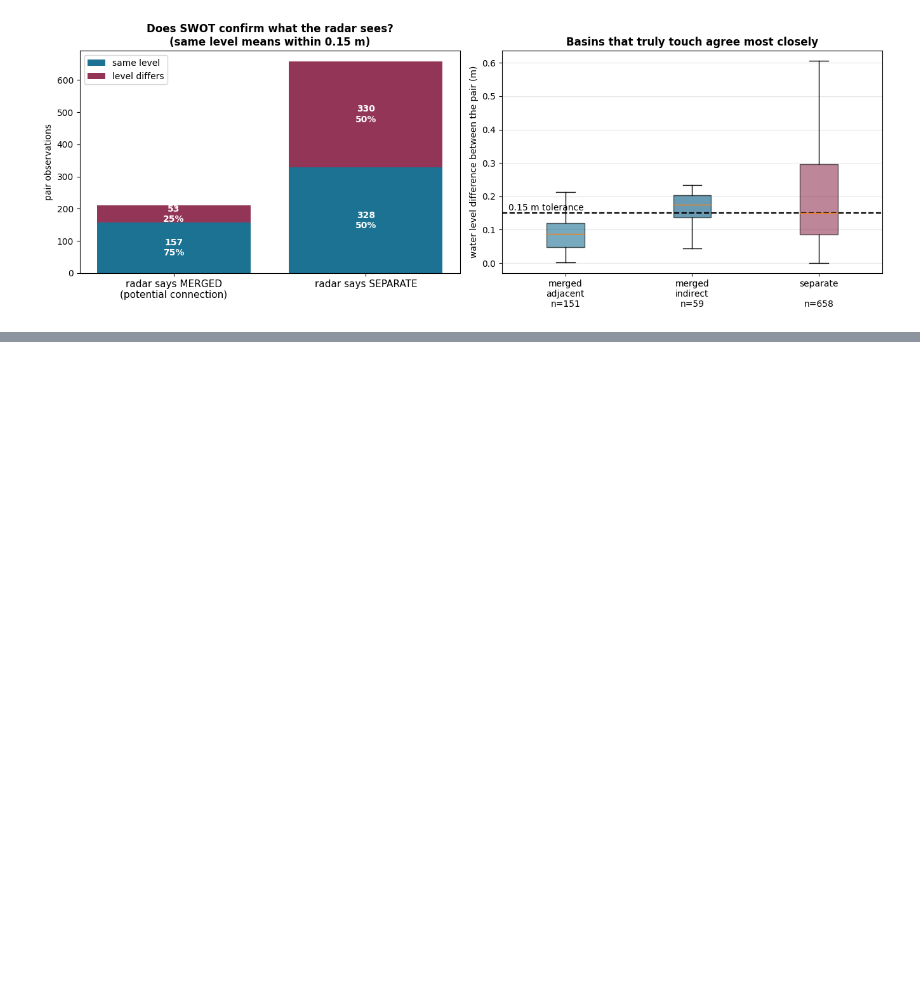
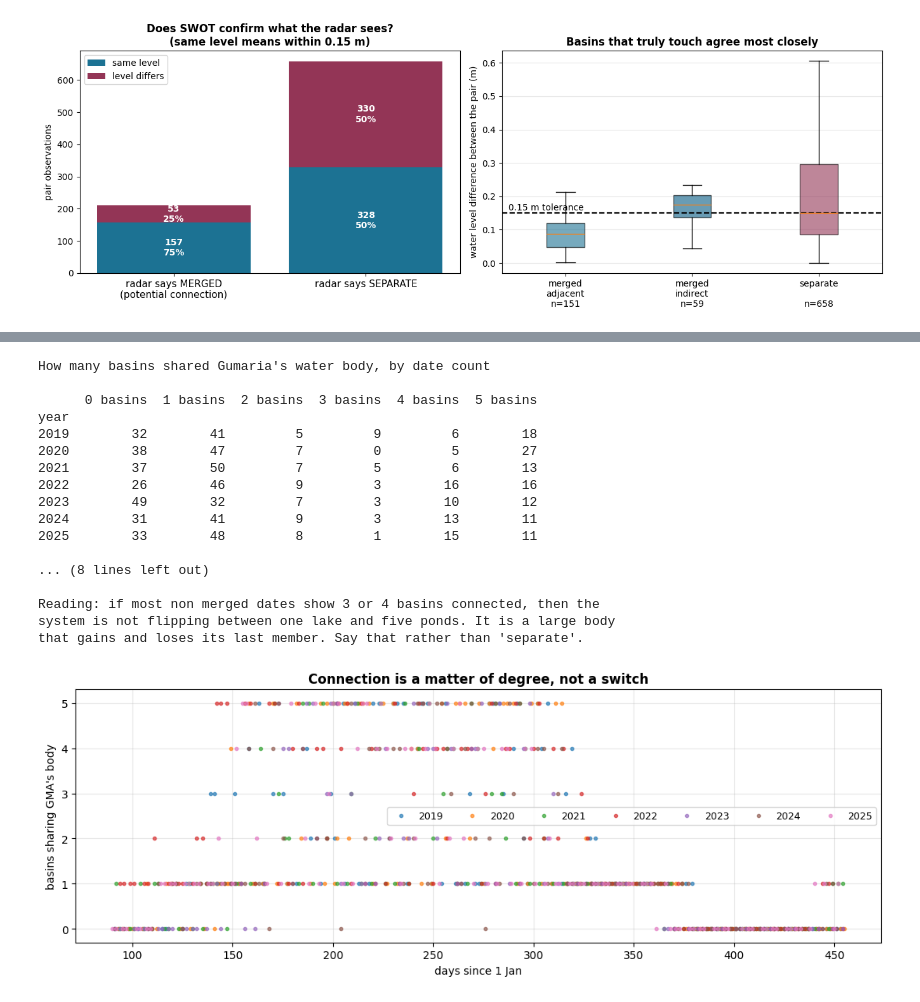
Before and after one commit to wasifshahriar/masters_research, a Jupyter notebook: haor_connectivity_validation.ipynb, the cells around one changed output, grey strips where cells are left out. Saved outputs shown, nothing was run; the diff lists cells and outputs as text; code cells hidden in the pictures; blank space fills up the shorter version.

```diff
--- a/haor_connectivity_validation.ipynb
+++ b/haor_connectivity_validation.ipynb
@@ -886,0 +1011,65 @@ shared colour scale: 5.56 to 6.84 m
+# %%
+# %%
+# ============ PART D1: what does a "separate" date actually look like? ============
+# all_connected = False only means NOT ALL FIVE share Gumaria's body. It does not
+# mean five isolated basins. This counts how many basins were actually connected
+# on every date, so the switching can be described honestly.
+rows = []
+central = CENTRAL_HAOR if CENTRAL_HAOR in HAOR_IDS else HAOR_IDS[0]
+for y in sorted(mats):
+    m = mats[y][mats[y][HAOR_IDS[0]] >= 0].copy()
+    if not len(m): continue
+    n_linked = []
+    for _, r in m.iterrows():
+        c = r[central]
+        n_linked.append(int(sum(r[h] == c and c > 0 for h in HAOR_IDS)) if c > 0 else 0)
+    m["n_linked"] = n_linked
+    for k in range(6):
+        rows.append(dict(year=y, n_linked=k, n_dates=int((m["n_linked"] == k).sum())))
+D1 = pd.DataFrame(rows).pivot(index="year", columns="n_linked", values="n_dates").fillna(0).astype(int)
+D1.columns = [f"{c} basins" for c in D1.columns]
+print("How many basins shared Gumaria's water body, by date count\n")
+print(D1.to_string())
+tot = D1.sum()
+print(f"\npooled over seven years: {tot.to_dict()}")
+notall = tot.drop("5 basins", errors="ignore")
+if len(notall):
+    print(f"\n  of the {int(notall.sum())} dates that were NOT fully merged,")
+    for c in notall.index:
+        print(f"     {c}: {int(notall[c])} dates ({100*notall[c]/notall.sum():.0f}%)")
+print("\nReading: if most non merged dates show 3 or 4 basins connected, then the")
+print("system is not flipping between one lake and five ponds. It is a large body")
+print("that gains and loses its last member. Say that rather than 'separate'.")
+
+fig, ax = plt.subplots(figsize=(11, 4.2))
+for y in sorted(mats):
+    m = mats[y][mats[y][HAOR_IDS[0]] >= 0].copy()
+    nl = []
+    for _, r in m.iterrows():
+        c = r[central]
+        nl.append(int(sum(r[h] == c and c > 0 for h in HAOR_IDS)) if c > 0 else 0)
+    ax.plot(m["doy"], nl, "o", ms=3, alpha=.65, label=str(y))
+ax.set_xlabel("days since 1 Jan"); ax.set_ylabel(f"basins sharing {central}'s body")
+ax.set_ylim(-0.3, 5.3); ax.grid(alpha=.3); ax.legend(ncol=7, fontsize=9)
+ax.set_title("Connection is a matter of degree, not a switch", fontweight="bold")
+plt.tight_layout(); plt.savefig(os.path.join(ANALYSIS_ROOT, "D1_degree.png"), dpi=160)
+plt.show()
+# %% [output]
+How many basins shared Gumaria's water body, by date count
+
+      0 basins  1 basins  2 basins  3 basins  4 basins  5 basins
+year
+2019        32        41         5         9         6        18
+2020        38        47         7         0         5        27
+2021        37        50         7         5         6        13
+2022        26        46         9         3        16        16
+2023        49        32         7         3        10        12
+2024        31        41         9         3        13        11
+2025        33        48         8         1        15        11
+
+... (8 lines left out)
+
+Reading: if most non merged dates show 3 or 4 basins connected, then the
+system is not flipping between one lake and five ponds. It is a large body
+that gains and loses its last member. Say that rather than 'separate'.
+[figure, added]
```
Also changed, not shown: parts of 16 cells of this notebook, 1 other file.
